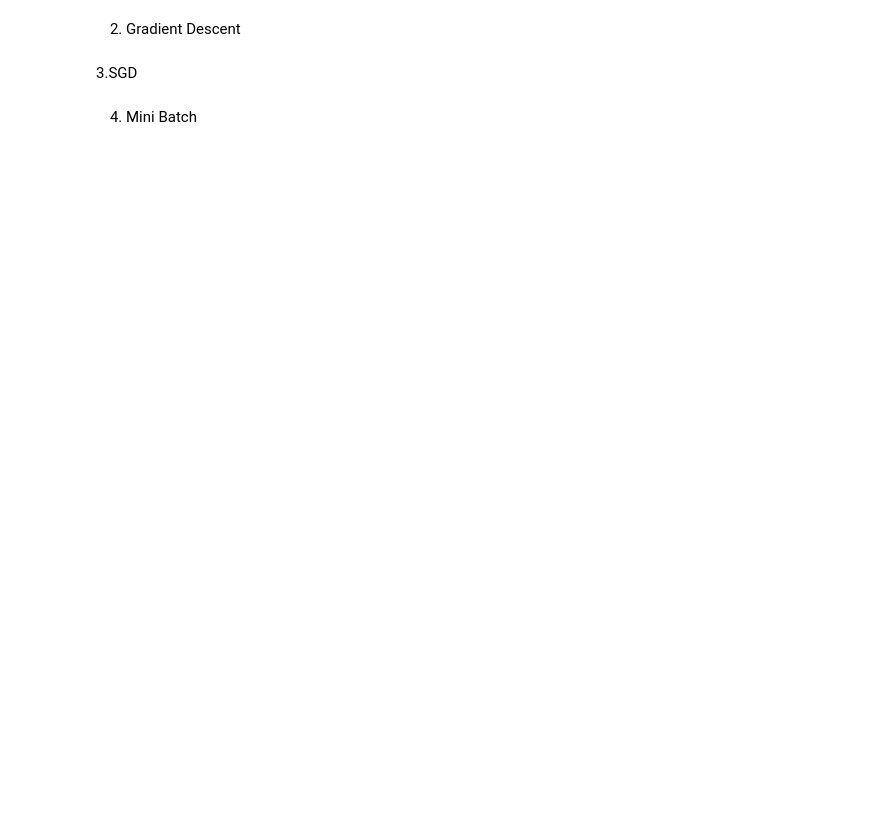
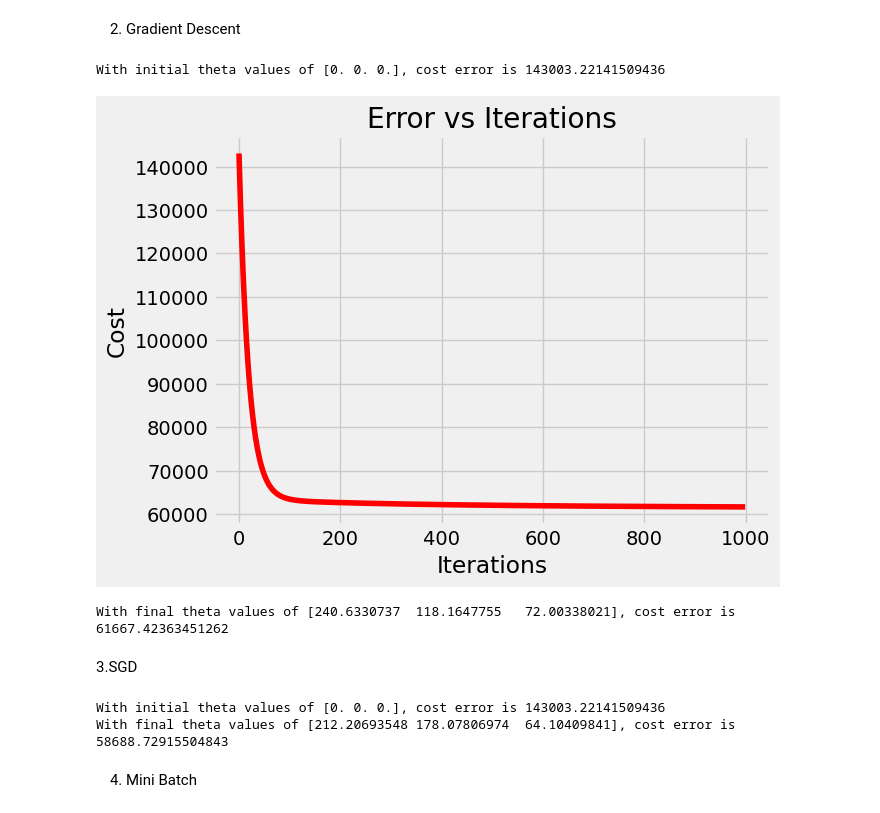
Before and after one commit to preethibosco/AIML, a Jupyter notebook: regression/BagCostPrediction.ipynb, the cells around one changed output. Drawn from its saved outputs; the diff is of its cells as text; code cells hidden in the pictures; blank space fills up the shorter version.

```diff
--- a/regression/BagCostPrediction.ipynb
+++ b/regression/BagCostPrediction.ipynb
@@ -297,2 +356,46 @@ MSE score is 14277.693141492462
+# %%
+def gradient_descent(X, y, theta, alpha=0.01,iters=10):
+    cost_array = np.zeros(iters)
+    m = y.size
+    for i in range(iters):
+        cost, error = cost_function(X, y, theta)
+        theta = theta - (alpha * (1/m) * np.dot(X.T, error))
+        cost_array[i] = cost
+    return theta, cost_array
+# %%
+def plotChart(iterations, cost_num):
+    fig, ax = plt.subplots()
+    ax.plot(np.arange(iterations), cost_num, 'r')
+    ax.set_xlabel('Iterations')
+    ax.set_ylabel('Cost')
+    ax.set_title('Error vs Iterations')
+    plt.style.use('fivethirtyeight')
+    plt.show()
+# %%
+def GDmain():
+    # Set hyperparameters
+    alpha = 0.01
+    iterations = 1000
+
+    # Initialize Theta Values to 0
+    theta = np.zeros(X.shape[1])
+    initial_cost, _ = cost_function(X, Y, theta)
+
+    print('With initial theta values of {0}, cost error is {1}'.format(theta, initial_cost))
+
+    # Run Gradient Descent
+    theta, cost_num = gradient_descent(X, Y, theta, alpha, iterations)
+
+    # Display cost chart
+    plotChart(iterations, cost_num)
+
+    final_cost, _ = cost_function(X, Y, theta)
+
+    print('With final theta values of {0}, cost error is {1}'.format(theta, final_cost))
+GDmain()
+# %% [output]
+With initial theta values of [0. 0. 0.], cost error is 143003.22141509436
+[figure, added]
+With final theta values of [240.6330737  118.1647755   72.00338021], cost error is 61667.42363451262
 # %% [markdown]
 3.SGD
@@ -299,2 +422,25 @@ MSE score is 14277.693141492462
+# %%
+def SGDmain():
+    # Set hyperparameters
+    alpha = 0.01
+    iterations = 1000
+
+    # Initialize Theta Values to 0
+    theta = np.zeros(X.shape[1])
+    initial_cost, _ = cost_function(X, y, theta)
+
+    print('With initial theta values of {0}, cost error is {1}'.format(theta, initial_cost))
+
+    # Run Stocashtic Gradient Descent
+    theta, cost_num = stocashtic_gradient_descent(X, Y, theta, alpha, iterations)
+
+
+    final_cost, _ = cost_function(X, Y, theta)
+
+    print('With final theta values of {0}, cost error is {1}'.format(theta, final_cost))
+SGDmain()
+# %% [output]
+With initial theta values of [0. 0. 0.], cost error is 143003.22141509436
+With final theta values of [212.20693548 178.07806974  64.10409841], cost error is 58688.72915504843
 # %% [markdown]
 4. Mini Batch
```
Also changed, not shown: parts of 16 cells of this notebook.
